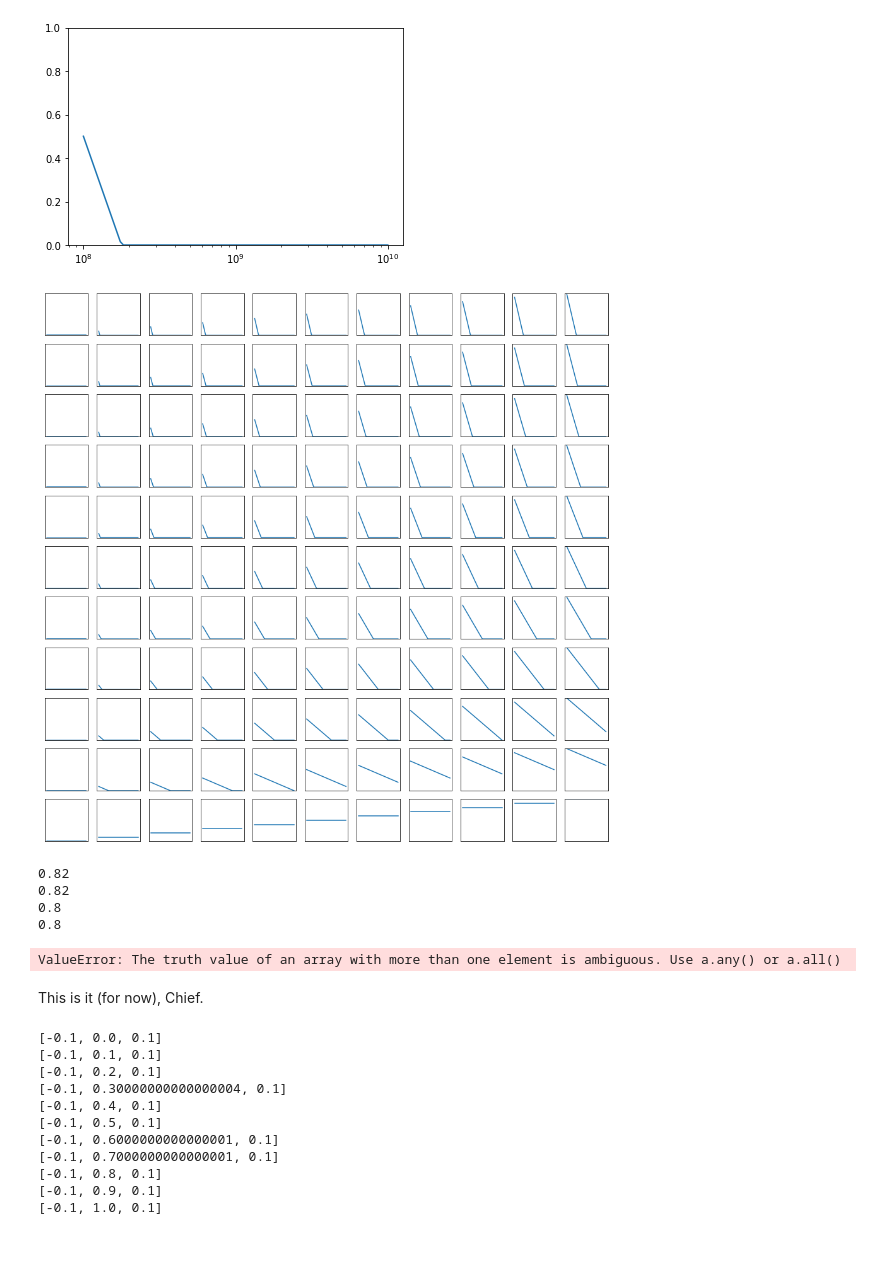
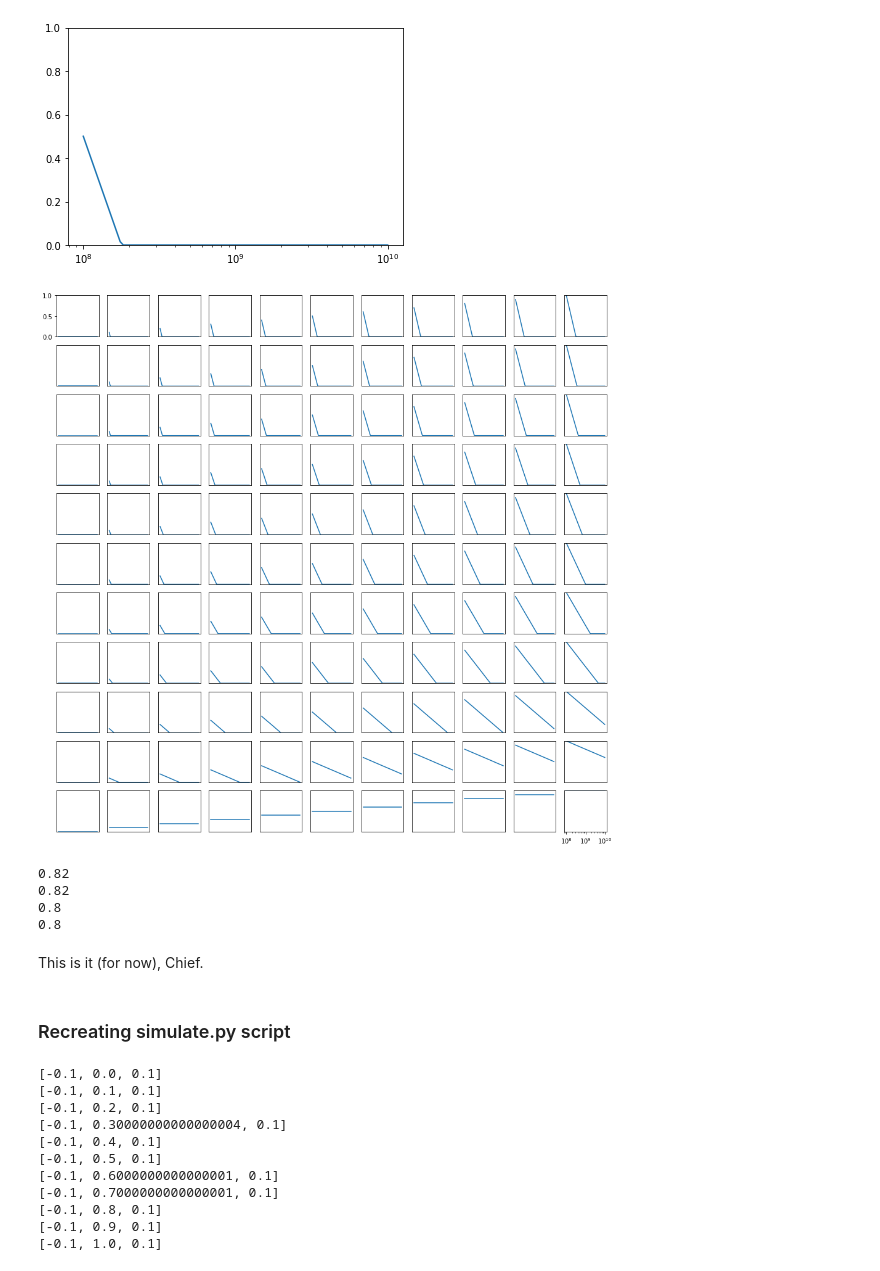
Before and after one commit to exoclam/sculpting, a Jupyter notebook: hipergator/analyze-hipergator-logslope.ipynb, the cells around one changed output. Drawn from its saved outputs; the diff is of its cells as text; code cells hidden in the pictures.

Commit message:
fixed plots for first draft of paper

```diff
--- a/hipergator/analyze-hipergator-logslope.ipynb
+++ b/hipergator/analyze-hipergator-logslope.ipynb
@@ -306,9 +247,9 @@ for gi_m in range(11):
         ax.scatter(pd.Series(lam_elt_avg).index, lam_elt_avg, s=10)
         ax.scatter(pd.Series(lam_elt_max).index, lam_elt_max, s=10)
         ax.scatter(pd.Series(lam_elt_min).index, lam_elt_min, s=10)
-        ax.scatter(np.arange(5), nonzero_k, marker=(5, 1), color='r', s=10)
-        ax.scatter(np.arange(5), nonzero_k+np.sqrt(nonzero_k), marker='+', s=10)
-        ax.scatter(np.arange(5), nonzero_k-np.sqrt(nonzero_k), marker='+', s=10)
+        ax.scatter(np.arange(6), k, marker=(5, 1), color='r', s=10)
+        ax.scatter(np.arange(6), k+np.sqrt(k), marker='+', s=10)
+        ax.scatter(np.arange(6), k-np.sqrt(k), marker='+', s=10)
         ax.get_xaxis().set_visible(False)
         ax.get_yaxis().set_visible(False)
         #ax.set_ylim([0, 30])
@@ -339,8 +264,8 @@ df
 # %%
-df['mean_logLs'] = mean_logLs
+df['peak_logLs'] = peak_logLs
 df['mean_lams'] = lam_avgs
 # %%
-top_df = df.sort_values(['mean_logLs'], ascending=False).head(n=10)
+top_df = df.sort_values(['peak_logLs'], ascending=False).head(n=10)
 plt.scatter(top_df.bs.to_list(), top_df.ms.to_list(), c=top_df.mean_logLs.to_list())
 plt.xlabel('initial P(intact) aka b')
 plt.ylabel('dP(intact)/dt aka m')
@@ -509,8 +453,8 @@ lower = min([min(i) for i in logLs])
 upper = max([max(i) for i in logLs])
 bs = df.bs
 ms = df.ms
+peak_logLs = []
 mean_logLs = []
-mean_logLs2 = []
 for gi_m in range(11):
     for gi_b in range(11):
         ax = plt.subplot2grid((11,11), (gi_m,gi_b))
@@ -520,8 +464,8 @@ for gi_m in range(11):
 
         x_grid = np.linspace(lower, upper, 100)
         kdepdf = kde_func(np.array(logLs[index]), x_grid, bandwidth=0.2) # generate KDE model
-        mean_logLs.append(x_grid[np.argmax(kdepdf)])
-        mean_logLs2.append(np.mean(logLs[index]))
+        peak_logLs.append(x_grid[np.argmax(kdepdf)])
+        mean_logLs.append(np.mean(logLs[index]))
         #random_from_kde = generate_rand_from_pdf(kdepdf, x_grid, draws) # generate random data from KDE distribution
         #print(kdepdf)
 
@@ -824,28 +722,38 @@ plt.show()
 # %%
 plt.figure(figsize=(16,16))
 index = 0
 ms = np.linspace(-2, 0, 11)
 for i, gi_m in enumerate(ms):
     for gi_b in range(11):
         ax = plt.subplot2grid((11,11), (i,gi_b))
         #cube = [random.uniform(0,1), random.uniform(0,1)]
         #cube = prior_grid(cube, ndim, nparams, gi_m, gi_b)
         cutoff = 0 # placeholder
 
         #print(round(gi_m, 1), df.bs[index])
         y = plot_prob(x, round(gi_m, 1), df.bs[index])
         #y = prob_intact(x, round(df.ms[index], 1), df.bs[index], cutoff)
         #y = prob_intact(x, np.linspace(-1,0,11)[gi_m], np.linspace(0,1,11)[gi_b])
         ax.plot(x, y)
         ax.set_ylim([0, 1])
-        ax.get_xaxis().set_visible(False)
-        ax.get_yaxis().set_visible(False)
+
+        if index < 1:
+            ax.get_yaxis().set_visible(True)
+        else:
+            ax.get_yaxis().set_visible(False)
+
+        if index < 120:
+            ax.get_xaxis().set_visible(False)
+        else:
+            ax.get_xaxis().set_visible(True)
+
         ax.set_xscale('log')
 
         index += 1
+
 plt.show()
 # %% [output]
-[figure, old version]
+[figure, new version]
 # %%
 def compute_prob(x, m, b, cutoff): # adapted from Ballard et al in prep
     #y = []
@@ -885,13 +793,10 @@ print(compute_prob2(1, -0.2, 1))
 0.82
 0.8
 0.8
-# %%
-plt.plot(np.linspace(0, 10, 100), compute_prob(np.linspace(0, 10, 100), -2, 1, 0))
-plt.show()
-# %% [output]
-ValueError: The truth value of an array with more than one element is ambiguous. Use a.any() or a.all()
 # %% [markdown]
 This is it (for now), Chief.
+# %% [markdown]
+### Recreating simulate.py script
 # %%
 def prior_grid_logslope(cube, ndim, nparams, gi_m, gi_b, gi_c):
     """
```
Also changed, not shown: parts of 26 cells of this notebook.
